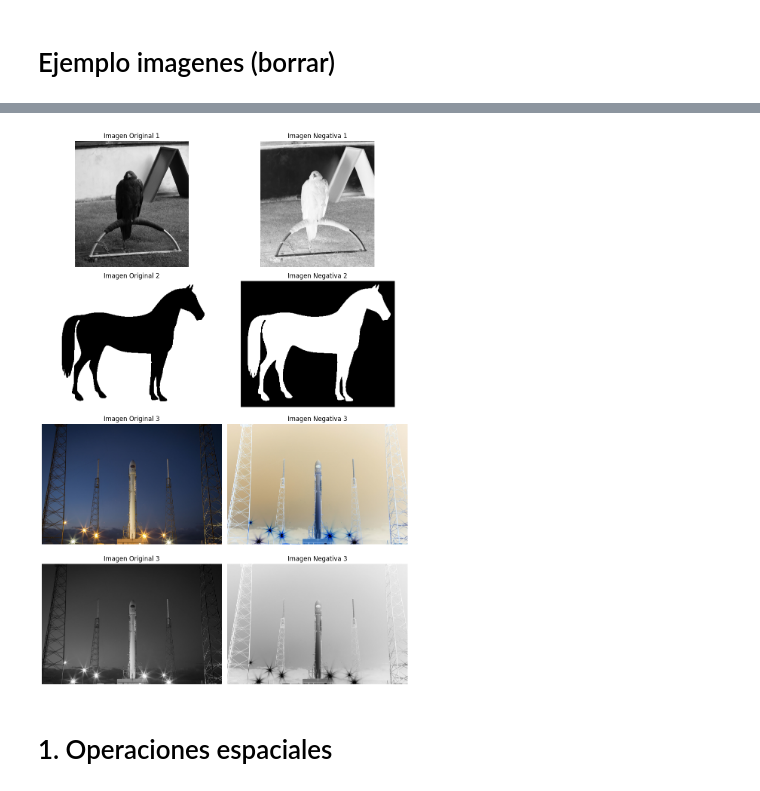
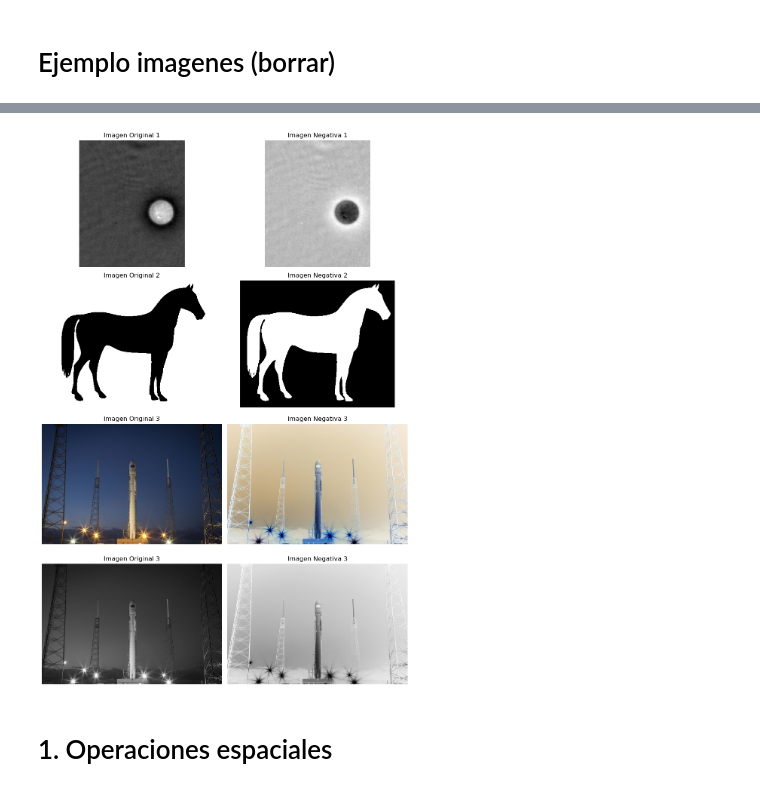
Before and after one commit to UNIR-RPA/UNIR-VA-ACTIVIDAD-2, a Jupyter notebook: actividad-2.ipynb, the cells around one changed output, grey strips where cells are left out. Cells and saved outputs as stored; diff of their text form; code cells hidden in the pictures.

```diff
--- a/actividad-2.ipynb
+++ b/actividad-2.ipynb
@@ -9,7 +9,7 @@ from skimage import data, img_as_float, io, color
 from skimage.util import invert
 import matplotlib.pyplot as plt
 
-image1 = img_as_float(data.eagle())
+image1 = img_as_float(data.cell())
 image2 = img_as_float(data.horse())
 image3 = img_as_float(data.text())
 image3 = img_as_float(data.rocket())
@@ -77,4 +78,4 @@ Requirement already satisfied: certifi>=2017.4.17 in c:\users\asier\miniconda3\l
-[figure, old version]
+[figure, new version]
 # %% [markdown]
 # 1. Operaciones espaciales
 # %% [markdown]
```
Also changed, not shown: parts of 1 cell of this notebook, 9 other files.
